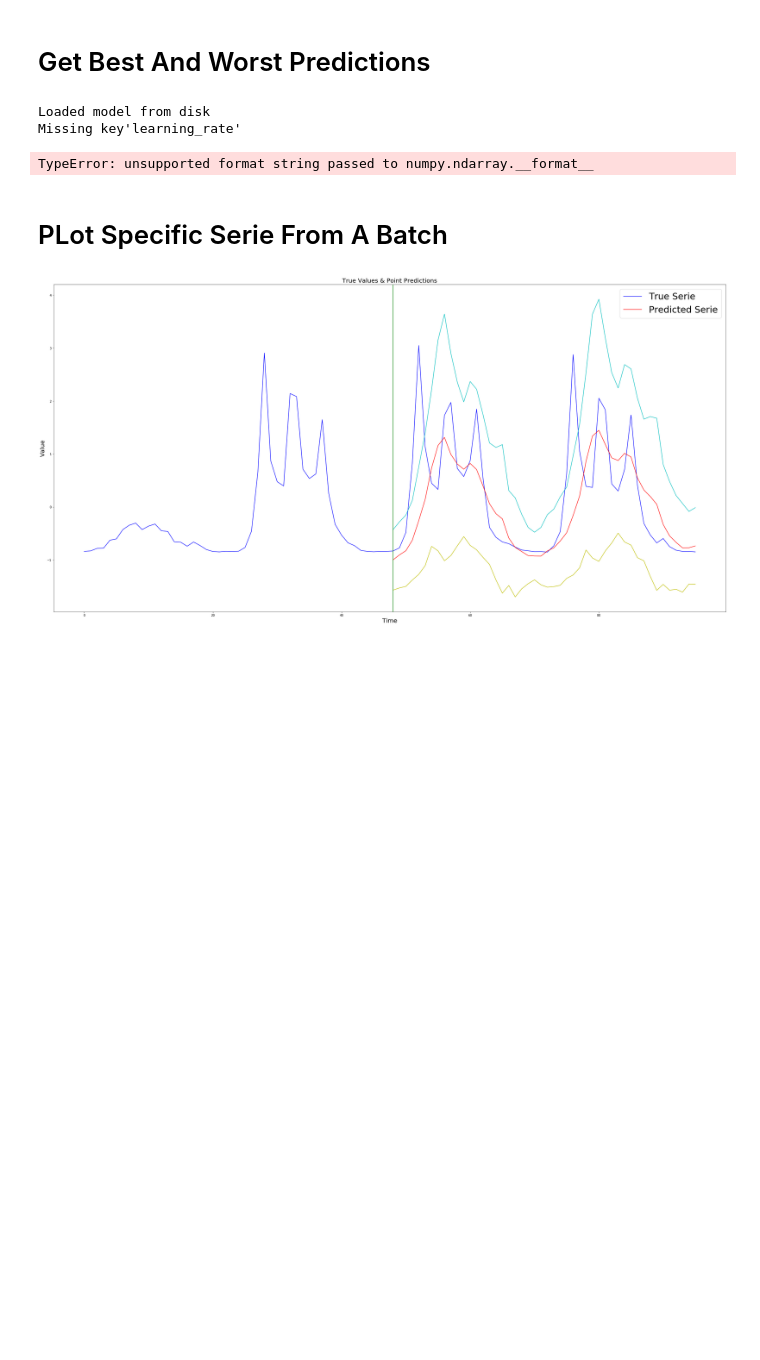
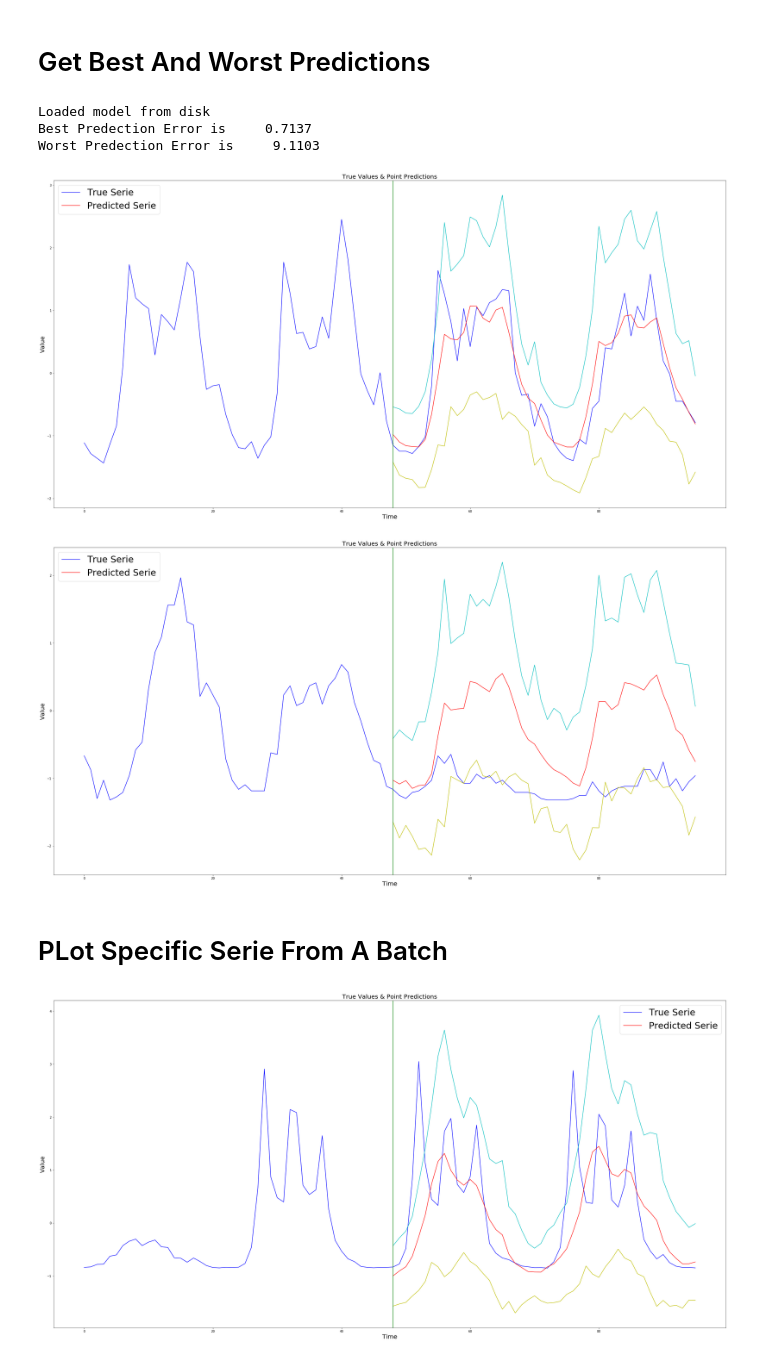
Before and after one commit to yamen23ali/m4-lstm, a Jupyter notebook: notebooks/Training and Evaluation ( KL Divergance).ipynb, the cells around one changed output. Saved outputs shown, nothing was run; the diff lists cells and outputs as text; code cells hidden in the pictures; blank space fills up the shorter version.

Commit message:
adapt to holdout split

```diff
--- a/notebooks/Training and Evaluation ( KL Divergance).ipynb
+++ b/notebooks/Training and Evaluation ( KL Divergance).ipynb
@@ -23,14 +25,18 @@ keras.backend.set_floatx('float64')
 # %% [markdown]
 # Load Data
 # %%
-EPOCHS = 1
-BATCH_SIZE = 50
+EPOCHS = 50
+BATCH_SIZE = 128
 LOOKBACK = 48
 HORIZON = 48
-HIDDEN_LAYER_SIZE = 120
+HIDDEN_LAYER_SIZE = 30
 FEATURES_NUMBER = 2
+CLIP_VALUE = 0.5
+LEARNING_RATE = 0.01
+DROPOUT_RATIO = 0.2
+
 OUTPUT_SIZE = HORIZON*2
-LOSS = kl_divergance_diff
+LOSS = kl_divergance
 PI_PARAMS = {'max_coff': 0.25, 'min_coff': 0.15, 'step': 0.1}
 
 stdAugmentation = StdAugmentation(PI_PARAMS)
@@ -38,16 +44,21 @@ diffAugmentation = DiffAugmentation()
 x_augmentations = [stdAugmentation]
 y_augmentations = [stdAugmentation]
 
-data_loader = M4DataLoader("../Dataset/Train/Hourly-train.csv", "../Dataset/Test/Hourly-test.csv",
-                           x_augmentations,
-                           y_augmentations,
-                           LOOKBACK, HORIZON)
+train_data_path = "../Dataset/splitted/Hourly-train.csv"
+test_data_path = "../Dataset/splitted/Hourly-test.csv"
+train_holdout_path = "../Dataset/splitted/Hourly-train-holdout.csv"
+test_holdout_path = "../Dataset/splitted/Hourly-test-holdout.csv"
+
+data_loader = M4DataLoader(train_data_path, test_data_path, train_holdout_path, test_holdout_path,
+                           x_augmentations, y_augmentations, LOOKBACK, HORIZON)
 
 train_x, train_y = data_loader.get_training_data()
 test_x, test_y = data_loader.get_test_data()
+holdout_x, holdout_y = data_loader.get_holdout_data()
 
 training_data_generator = M4Generator(train_x, train_y, BATCH_SIZE, FEATURES_NUMBER)
 test_data_generator = M4Generator(test_x, test_y, BATCH_SIZE, FEATURES_NUMBER)
+holdout_data_generator = M4Generator(holdout_x, holdout_y, BATCH_SIZE, FEATURES_NUMBER)
 # %% [markdown]
 # Train The Model
 # %%
@@ -74,27 +83,29 @@ Saved model files to disk under../models/with_kl_pi_params/3-LSTM/23
 # %% [markdown]
 # Get Best And Worst Predictions
 # %%
-MODEL_BASE_DIR = '../models/kl_divergance/3-LSTM/9'
+MODEL_BASE_DIR = '../models/kl_divergance/3-LSTM/21'
 model = M4Model()
 hyperparameters = model.load(MODEL_BASE_DIR)
 
-X, Y, Ypredictions, error =  sort_by_prediction_error(model,test_x, test_y, mase)
+X, Y, Ypredictions, error =  sort_by_prediction_error(model,holdout_x, holdout_y, mase)
 
 if FEATURES_NUMBER == 1:
     X = X[:,:, np.newaxis]
 
 print(f'Best Predection Error is {error[0]:10.4f}')
 print(f'Worst Predection Error is {error[X.shape[0]-1]:10.4f}')
 
 lower_bound = Ypredictions[:,:48] - 2*tf.abs(Ypredictions[:,-48:])
 upper_bound = Ypredictions[:,:48] + 2*tf.abs(Ypredictions[:,-48:])
 
-plot_serie_with_bounds(X[:,:,0], Y[:,:HORIZON], Ypredictions[:,:HORIZON], lower_bound, upper_bound, serie_indx=0,  save_path='../../Presentations/second_pres/kl_best.png')
-plot_serie_with_bounds(X[:,:,0], Y[:,:HORIZON], Ypredictions[:,:HORIZON], lower_bound, upper_bound, serie_indx=X.shape[0]-1,  save_path='../../Presentations/second_pres/kl_worst.png')
+plot_serie_with_bounds(X[:,:,0], Y[:,:HORIZON], Ypredictions[:,:HORIZON], lower_bound, upper_bound, serie_indx=0)
+plot_serie_with_bounds(X[:,:,0], Y[:,:HORIZON], Ypredictions[:,:HORIZON], lower_bound, upper_bound, serie_indx=X.shape[0]-1)
 # %% [output]
 Loaded model from disk
-Missing key'learning_rate'
+Best Predection Error is     0.7137
+Worst Predection Error is     9.1103
-TypeError: unsupported format string passed to numpy.ndarray.__format__
+[figure, added]
+[figure, added]
 # %% [markdown]
 # PLot Specific Serie From A Batch
 # %%
```
Also changed, not shown: parts of 5 cells of this notebook, 18 other files.
